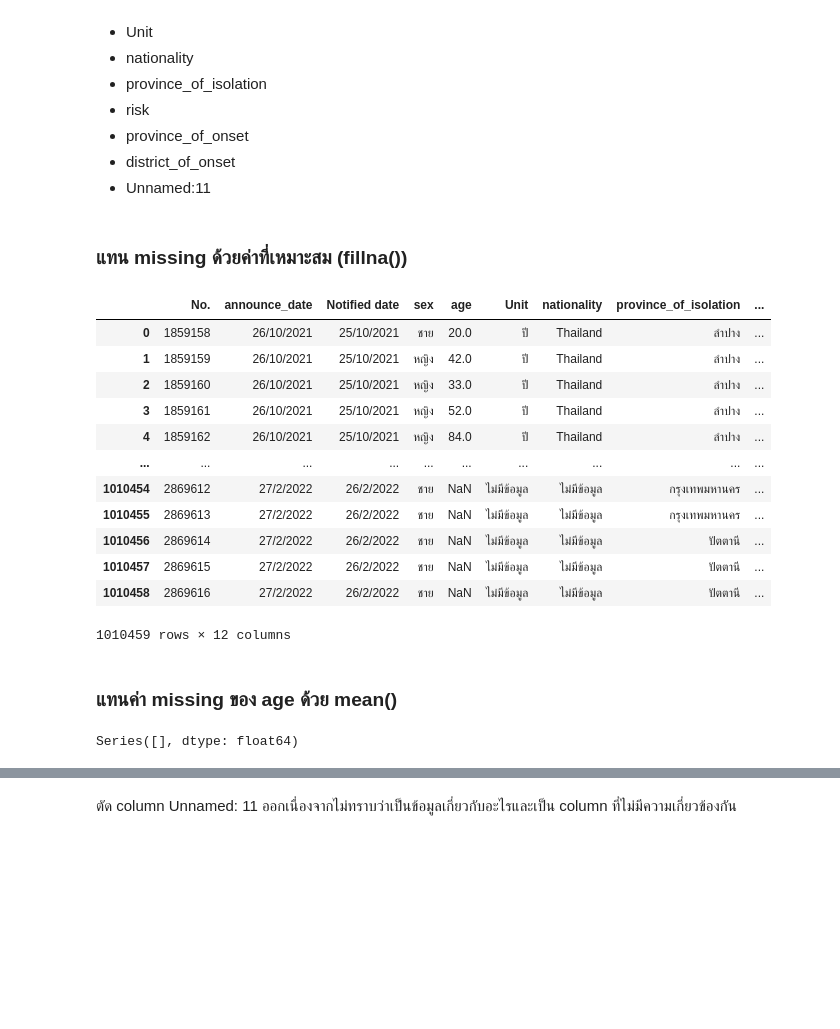
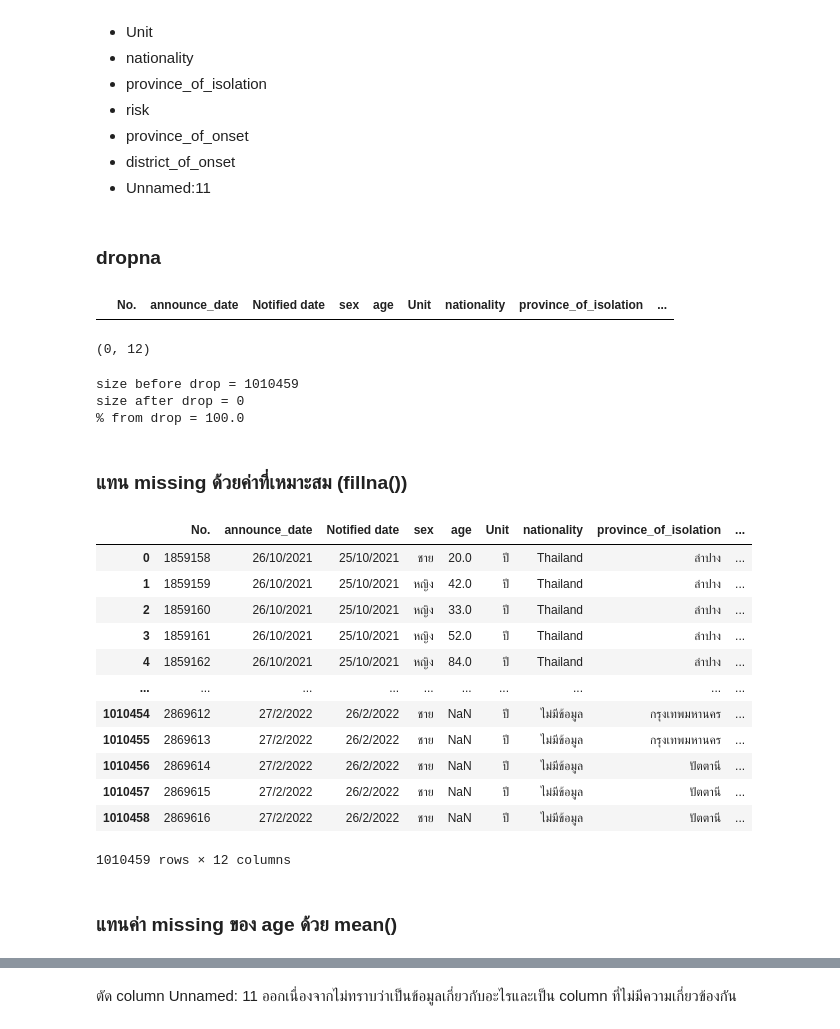
Before and after one commit to Octa-p/data_viz_2022, a Jupyter notebook: Final_Project.ipynb, the cells around one changed output, grey strips where cells are left out. Cells and saved outputs as stored; diff of their text form; code cells hidden in the pictures; blank space fills up the shorter version.

```diff
--- a/Final_Project.ipynb
+++ b/Final_Project.ipynb
@@ -323,26 +417,42 @@ dtype: bool
+# %% [markdown]
+### dropna
+# %%
+casedrop3_clean = casedrop3.dropna()
+casedrop3_clean
+# %% [output]
+|  | No. | announce_date | Notified date | sex | age | Unit | nationality | province_of_isolation | ... |
+# %%
+casedrop3_clean.shape #ขนาดของตาราง dropna
+# %% [output]
+(0, 12)
+# %%
+removes = data_cases2.shape[0] - casedrop3_clean.shape[0]
+print(f'size before drop = {data_cases2.shape[0]}')
+print(f'size after drop = {casedrop3_clean.shape[0]}')
+print(f'% from drop = {(removes/data_cases2.shape[0])*100}')
+ #มีข้อมูลที่หายไป 29% ซึ่งไม่สามารถยอมรับได้
+# %% [output]
+size before drop = 1010459
+size after drop = 0
+% from drop = 100.0
 # %% [markdown]
 ### แทน missing ด้วยค่าที่เหมาะสม (fillna())
 # %%
-case2 = data_cases2.fillna(value={'sex':'ไม่มีข้อมูล','Unit':'ไม่มีข้อมูล','nationality':'ไม่มีข้อมูล','province_of_isolation':'ไม่มีข้อมูล','risk':'ไม่มีข้อมูล','province_of_onset':'ไม่มีข้อมูล','district_of_onset':'ไม่มีข้อมูล'})
+case2 = data_cases2.fillna(value={'sex':'ไม่มีข้อมูล','Unit':'ปี','nationality':'ไม่มีข้อมูล','province_of_isolation':'ไม่มีข้อมูล','risk':'ไม่มีข้อมูล','province_of_onset':'ไม่มีข้อมูล','district_of_onset':'ไม่มีข้อมูล'})
 case2
 # %% [output]
 |  | No. | announce_date | Notified date | sex | age | Unit | nationality | province_of_isolation | ... |
 | 0 | 1859158 | 26/10/2021 | 25/10/2021 | ชาย | 20.0 | ปี | Thailand | ลำปาง | ... |
 | 1 | 1859159 | 26/10/2021 | 25/10/2021 | หญิง | 42.0 | ปี | Thailand | ลำปาง | ... |
 | 2 | 1859160 | 26/10/2021 | 25/10/2021 | หญิง | 33.0 | ปี | Thailand | ลำปาง | ... |
 | 3 | 1859161 | 26/10/2021 | 25/10/2021 | หญิง | 52.0 | ปี | Thailand | ลำปาง | ... |
 | 4 | 1859162 | 26/10/2021 | 25/10/2021 | หญิง | 84.0 | ปี | Thailand | ลำปาง | ... |
 | ... | ... | ... | ... | ... | ... | ... | ... | ... | ... |
-| 1010454 | 2869612 | 27/2/2022 | 26/2/2022 | ชาย | NaN | ไม่มีข้อมูล | ไม่มีข้อมูล | กรุงเทพมหานคร | ... |
-| 1010455 | 2869613 | 27/2/2022 | 26/2/2022 | ชาย | NaN | ไม่มีข้อมูล | ไม่มีข้อมูล | กรุงเทพมหานคร | ... |
-| 1010456 | 2869614 | 27/2/2022 | 26/2/2022 | ชาย | NaN | ไม่มีข้อมูล | ไม่มีข้อมูล | ปัตตานี | ... |
-| 1010457 | 2869615 | 27/2/2022 | 26/2/2022 | ชาย | NaN | ไม่มีข้อมูล | ไม่มีข้อมูล | ปัตตานี | ... |
-| 1010458 | 2869616 | 27/2/2022 | 26/2/2022 | ชาย | NaN | ไม่มีข้อมูล | ไม่มีข้อมูล | ปัตตานี | ... |
+| 1010454 | 2869612 | 27/2/2022 | 26/2/2022 | ชาย | NaN | ปี | ไม่มีข้อมูล | กรุงเทพมหานคร | ... |
+| 1010455 | 2869613 | 27/2/2022 | 26/2/2022 | ชาย | NaN | ปี | ไม่มีข้อมูล | กรุงเทพมหานคร | ... |
+| 1010456 | 2869614 | 27/2/2022 | 26/2/2022 | ชาย | NaN | ปี | ไม่มีข้อมูล | ปัตตานี | ... |
+| 1010457 | 2869615 | 27/2/2022 | 26/2/2022 | ชาย | NaN | ปี | ไม่มีข้อมูล | ปัตตานี | ... |
+| 1010458 | 2869616 | 27/2/2022 | 26/2/2022 | ชาย | NaN | ปี | ไม่มีข้อมูล | ปัตตานี | ... |
 1010459 rows × 12 columns
 # %% [markdown]
 ### แทนค่า missing ของ age ด้วย mean()
-# %%
-mean_age2 = case2[['age']].mean()
-mean_age2
-# %% [output]
-Series([], dtype: float64)
```
Also changed, not shown: parts of 118 cells of this notebook.
